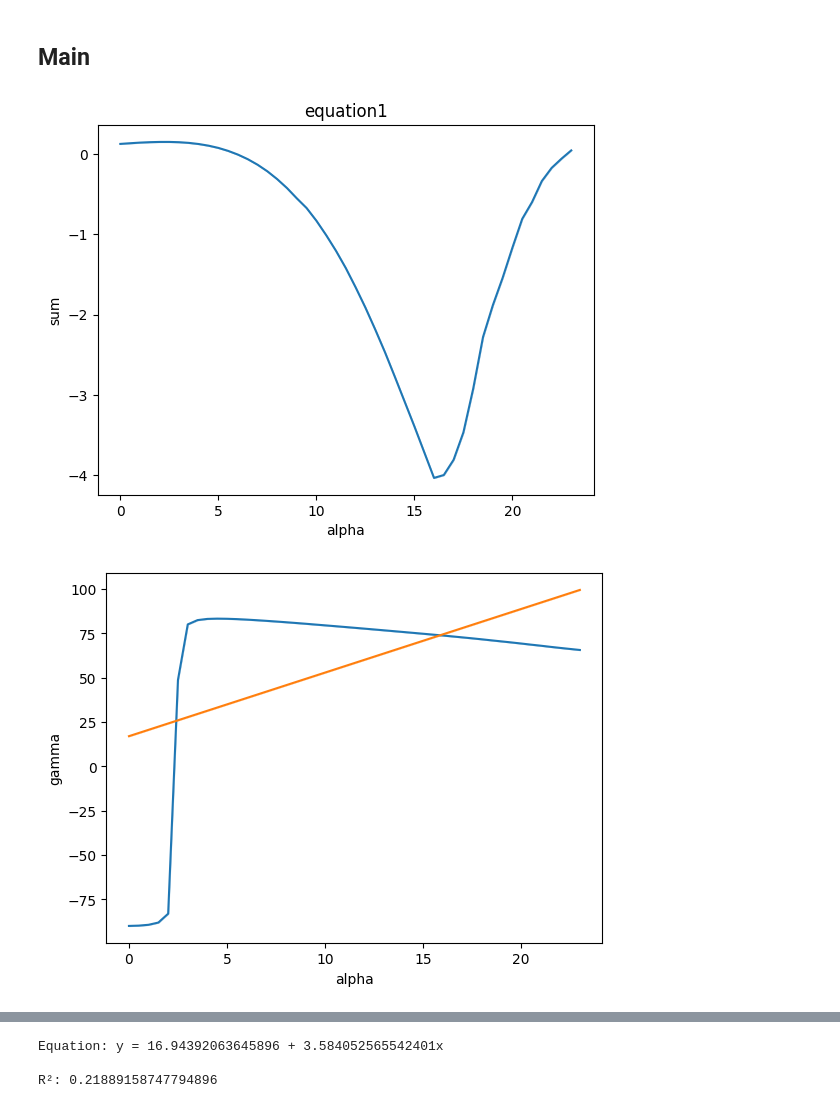
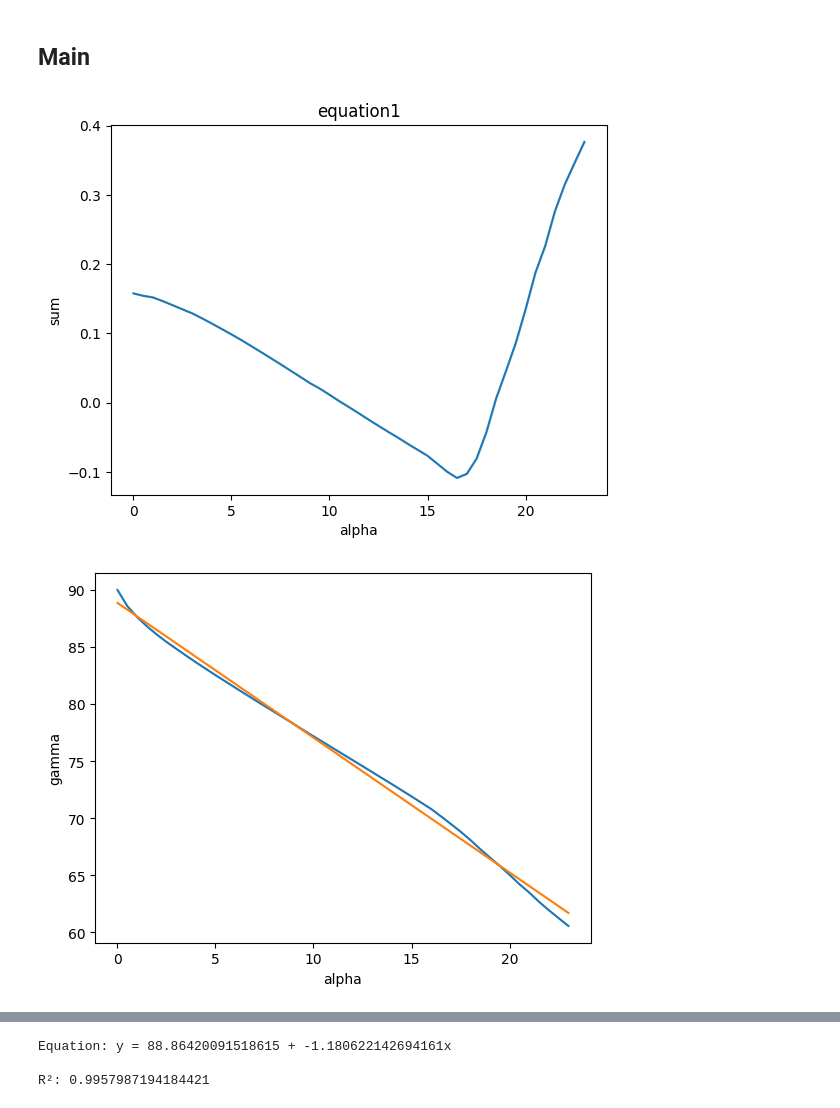
Before and after one commit to RomLmbrt/BEYOND_THE_SEA, a Jupyter notebook: STATIC_BALANCE/Lagrangien.ipynb, the cells around one changed output, grey strips where cells are left out. Drawn from its saved outputs; the diff is of its cells as text; code cells hidden in the pictures.

```diff
--- a/STATIC_BALANCE/Lagrangien.ipynb
+++ b/STATIC_BALANCE/Lagrangien.ipynb
@@ -45,7 +48,7 @@ r = 2.26 # Bridle Length |QG| (m)
 # %% Calculs
 polar["Xcop"] = (0.25 - polar["CM"]/polar["CL"])* corde
 polar["Xcp"] = Xg-polar["Xcop"]
-polar["CN"] = (polar["CL"]*polar["CL"]+ polar["CD"]*polar["CD"])**2
+polar["CN"] = (polar["CL"]**2+ polar["CD"]**2)**0.5
 
 delta = delta_deg*np.pi/180 #atan(height / (Xg-Xt))
 polar["sigma"] = polar["Xcp"] / r
@@ -71,38 +74,43 @@ polar_sum.set_xlabel('alpha')
 plt.show()
 
 # %% Polar theta
-polar["cos"] = np.cos(- beta * (polar["sigma"] - np.cos(delta))*polar["CN"])*180/np.pi
+polar["cos"] = np.cos(polar["cos2"])*180/np.pi
 polar["theta1"] = delta_deg - polar["cos"]
 polar["theta2"] = -(delta_deg + polar["cos"] - 180)
 polar["diff1"] = polar["theta1"] - polar["alpha"]
 polar["diff2 "]= polar["theta2"] - polar["alpha"]
 
 # %% Equation 2
 polar["gamma"] = np.atan((beta * polar["CN"] *np.cos(polar["alpha"]*np.pi/180)-1) / (beta * polar["CN"] * np.sin(polar["alpha"]*np.pi/180))  ) *180/np.pi
 
 # %% regression de l'élévation en fonction de l'incidence :
 P = np.polyfit(np.array(polar["alpha"]), polar["gamma"], 1)
 polar["mdl"] = P[0]*np.array(polar["alpha"]) + P[1]
 R = np.corrcoef(np.array(polar["alpha"]), polar["gamma"])
 
 polar_gamma = sns.lineplot(data=polar, x="alpha", y="gamma", legend="full")
 polar_mdl = sns.lineplot(data=polar, x="alpha", y="mdl")
 # polar_gamma.set_title('regression linéaire')
 # polar_gamma.set_ylabel('gamma')
 # polar_gamma.set_xlabel('alpha')
 # polar_gamma.legend('données', 'ligne de regression')
 plt.show()
 
+# %% Plot de theta - (pi/2 - gamma)
+polar["delta_AOA"] = polar["alpha"] -(90 - polar["gamma"])
+polar_delta_AOA = sns.lineplot(data=polar, x="gamma", y="delta_AOA", legend="full")
+plt.show()
+
 # Coefficients du modèle
 intercept = P[1]
 slope = P[0]
 
 # R²
 r_squared = R[0,1]**2
 
 # Afficher les résultats
 print(f"Equation: y = {intercept} + {slope}x\n")
 print(f"R²: {r_squared}\n")
 # %% [output]
-[figure, old version]
+[figure, new version]
-[figure, old version]
+[figure, new version]
@@ -109,3 +118,3 @@ print(f"R²: {r_squared}\n")
-Equation: y = 16.94392063645896 + 3.584052565542401x
+Equation: y = 88.86420091518615 + -1.180622142694161x
 
-R²: 0.21889158747794896
+R²: 0.9957987194184421
```
Also changed, not shown: parts of 2 cells of this notebook.
